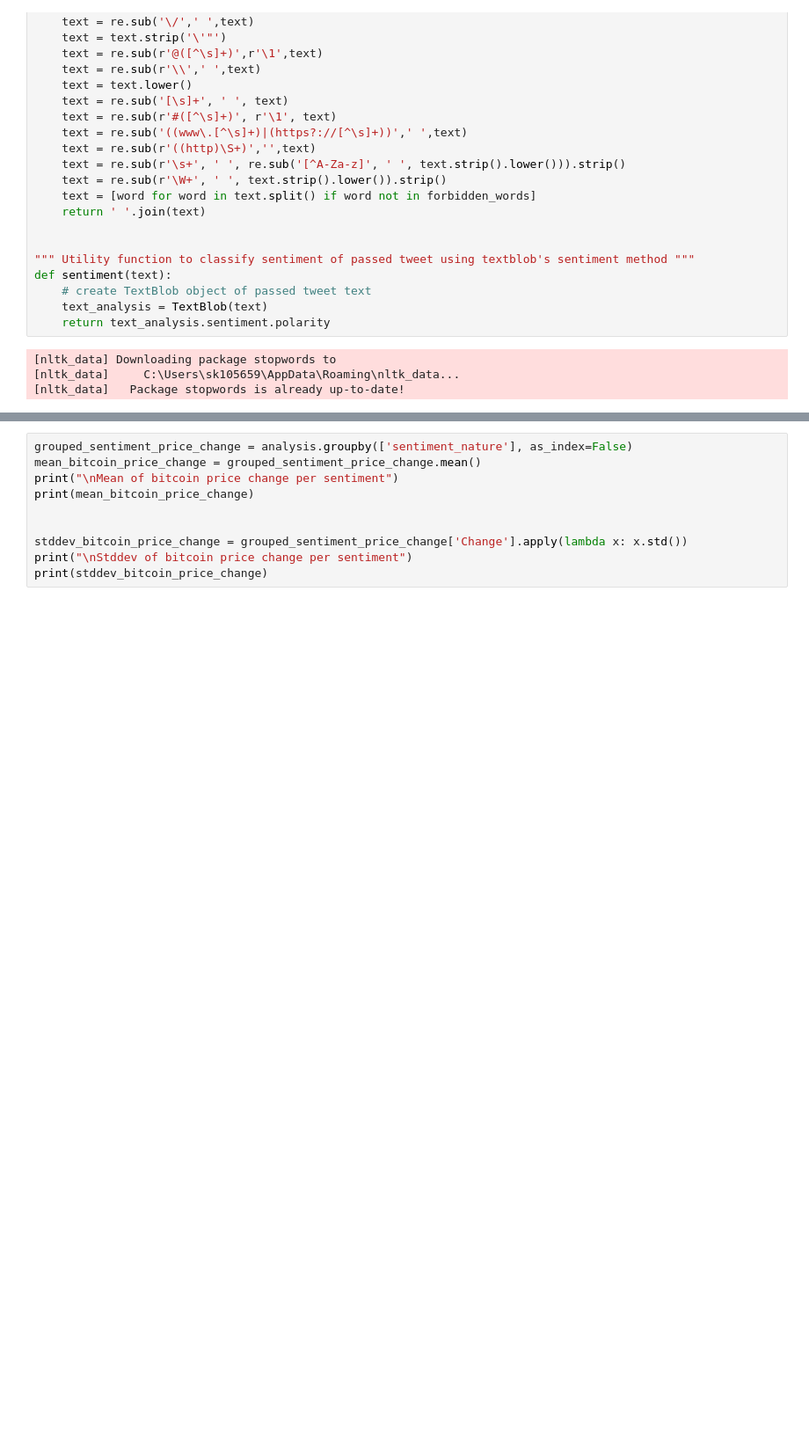
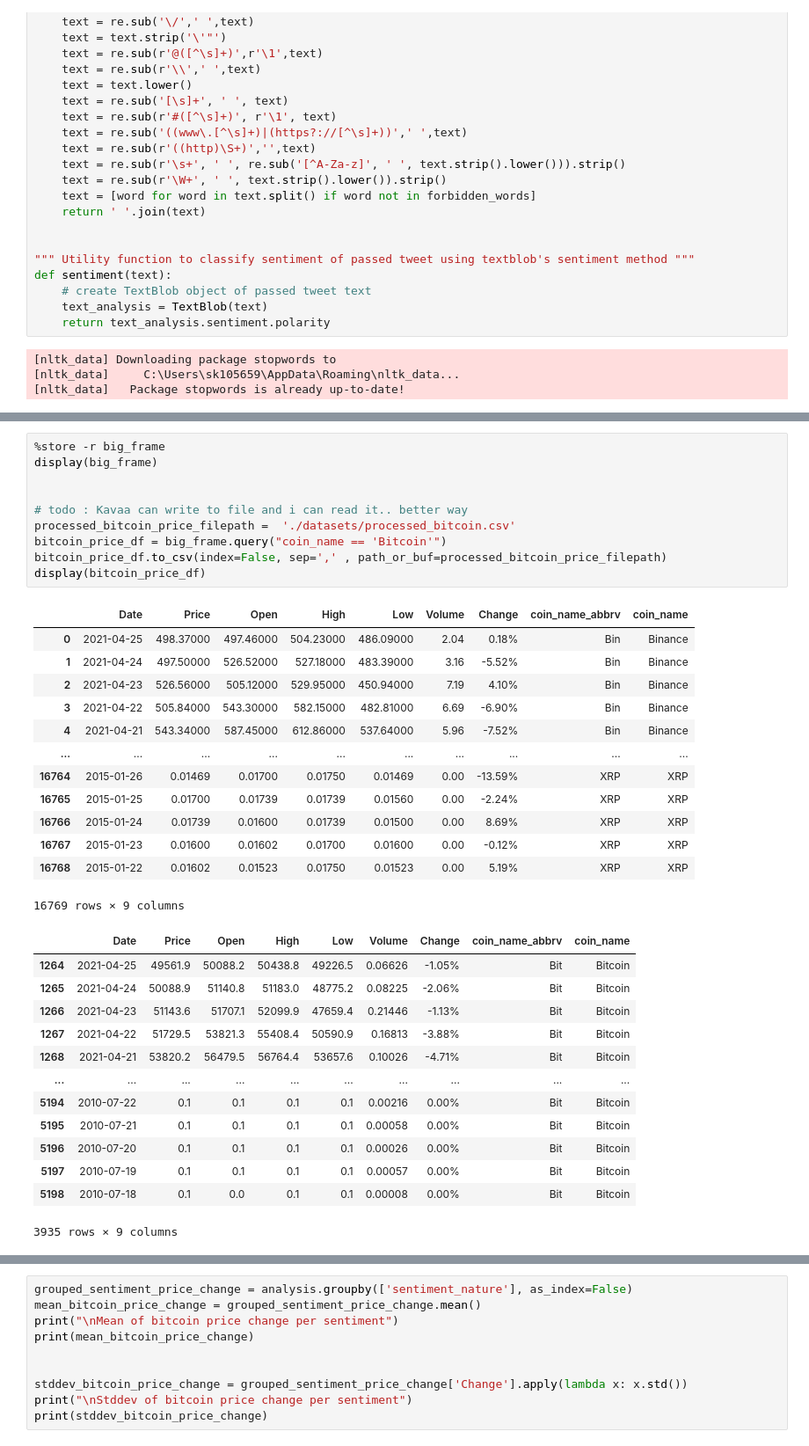
Before and after one commit to sachin376/learning-bigdata-project3-crypto_tweets_analysis, a Jupyter notebook: Project_crypto_tweets_analysis_v1.ipynb, the cells around one changed output, grey strips where cells are left out. Shown at 88% size. Drawn from its saved outputs; the diff is of its cells as text; blank space fills up the shorter version.

```diff
--- a/Project_crypto_tweets_analysis_v1.ipynb
+++ b/Project_crypto_tweets_analysis_v1.ipynb
@@ -501,0 +427,37 @@ pandas.core.frame.DataFrame
+# %%
+%store -r big_frame
+display(big_frame)
+
+
+# todo : Kavaa can write to file and i can read it.. better way
+processed_bitcoin_price_filepath =  './datasets/processed_bitcoin.csv'
+bitcoin_price_df = big_frame.query("coin_name == 'Bitcoin'")
+bitcoin_price_df.to_csv(index=False, sep=',' , path_or_buf=processed_bitcoin_price_filepath)
+display(bitcoin_price_df)
+# %% [output]
+|  | Date | Price | Open | High | Low | Volume | Change | coin_name_abbrv | coin_name |
+| 0 | 2021-04-25 | 498.37000 | 497.46000 | 504.23000 | 486.09000 | 2.04 | 0.18% | Bin | Binance |
+| 1 | 2021-04-24 | 497.50000 | 526.52000 | 527.18000 | 483.39000 | 3.16 | -5.52% | Bin | Binance |
+| 2 | 2021-04-23 | 526.56000 | 505.12000 | 529.95000 | 450.94000 | 7.19 | 4.10% | Bin | Binance |
+| 3 | 2021-04-22 | 505.84000 | 543.30000 | 582.15000 | 482.81000 | 6.69 | -6.90% | Bin | Binance |
+| 4 | 2021-04-21 | 543.34000 | 587.45000 | 612.86000 | 537.64000 | 5.96 | -7.52% | Bin | Binance |
+| ... | ... | ... | ... | ... | ... | ... | ... | ... | ... |
+| 16764 | 2015-01-26 | 0.01469 | 0.01700 | 0.01750 | 0.01469 | 0.00 | -13.59% | XRP | XRP |
+| 16765 | 2015-01-25 | 0.01700 | 0.01739 | 0.01739 | 0.01560 | 0.00 | -2.24% | XRP | XRP |
+| 16766 | 2015-01-24 | 0.01739 | 0.01600 | 0.01739 | 0.01500 | 0.00 | 8.69% | XRP | XRP |
+| 16767 | 2015-01-23 | 0.01600 | 0.01602 | 0.01700 | 0.01600 | 0.00 | -0.12% | XRP | XRP |
+| 16768 | 2015-01-22 | 0.01602 | 0.01523 | 0.01750 | 0.01523 | 0.00 | 5.19% | XRP | XRP |
+16769 rows × 9 columns
+|  | Date | Price | Open | High | Low | Volume | Change | coin_name_abbrv | coin_name |
+| 1264 | 2021-04-25 | 49561.9 | 50088.2 | 50438.8 | 49226.5 | 0.06626 | -1.05% | Bit | Bitcoin |
+| 1265 | 2021-04-24 | 50088.9 | 51140.8 | 51183.0 | 48775.2 | 0.08225 | -2.06% | Bit | Bitcoin |
+| 1266 | 2021-04-23 | 51143.6 | 51707.1 | 52099.9 | 47659.4 | 0.21446 | -1.13% | Bit | Bitcoin |
+| 1267 | 2021-04-22 | 51729.5 | 53821.3 | 55408.4 | 50590.9 | 0.16813 | -3.88% | Bit | Bitcoin |
+| 1268 | 2021-04-21 | 53820.2 | 56479.5 | 56764.4 | 53657.6 | 0.10026 | -4.71% | Bit | Bitcoin |
+| ... | ... | ... | ... | ... | ... | ... | ... | ... | ... |
+| 5194 | 2010-07-22 | 0.1 | 0.1 | 0.1 | 0.1 | 0.00216 | 0.00% | Bit | Bitcoin |
+| 5195 | 2010-07-21 | 0.1 | 0.1 | 0.1 | 0.1 | 0.00058 | 0.00% | Bit | Bitcoin |
+| 5196 | 2010-07-20 | 0.1 | 0.1 | 0.1 | 0.1 | 0.00026 | 0.00% | Bit | Bitcoin |
+| 5197 | 2010-07-19 | 0.1 | 0.1 | 0.1 | 0.1 | 0.00057 | 0.00% | Bit | Bitcoin |
+| 5198 | 2010-07-18 | 0.1 | 0.0 | 0.1 | 0.1 | 0.00008 | 0.00% | Bit | Bitcoin |
+3935 rows × 9 columns
```
Also changed, not shown: parts of 18 cells of this notebook, 1 other file.
